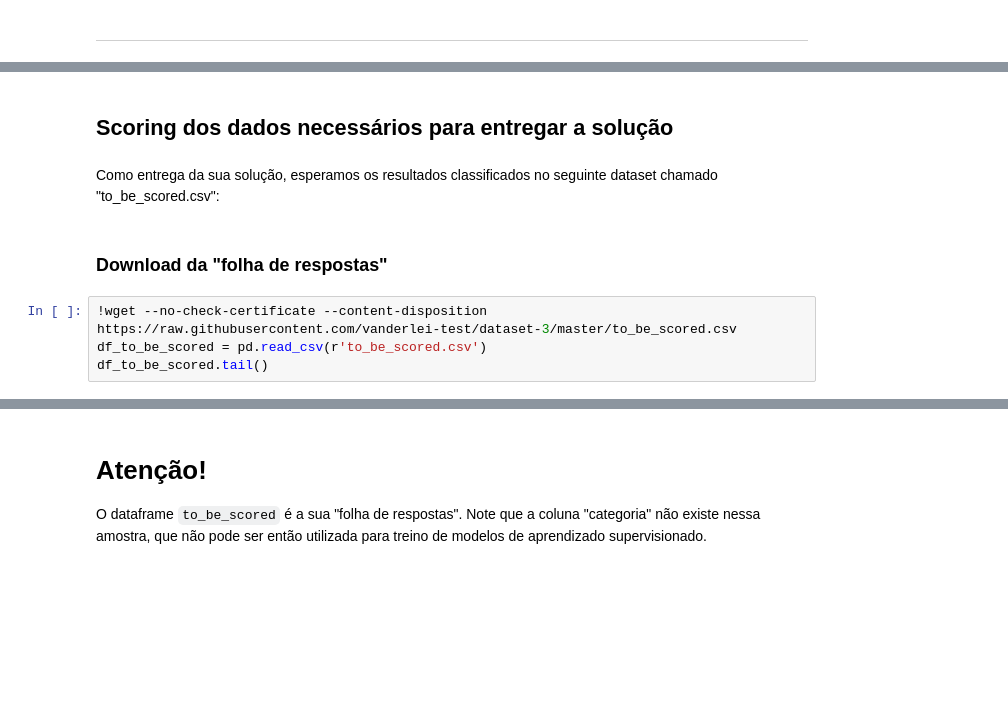
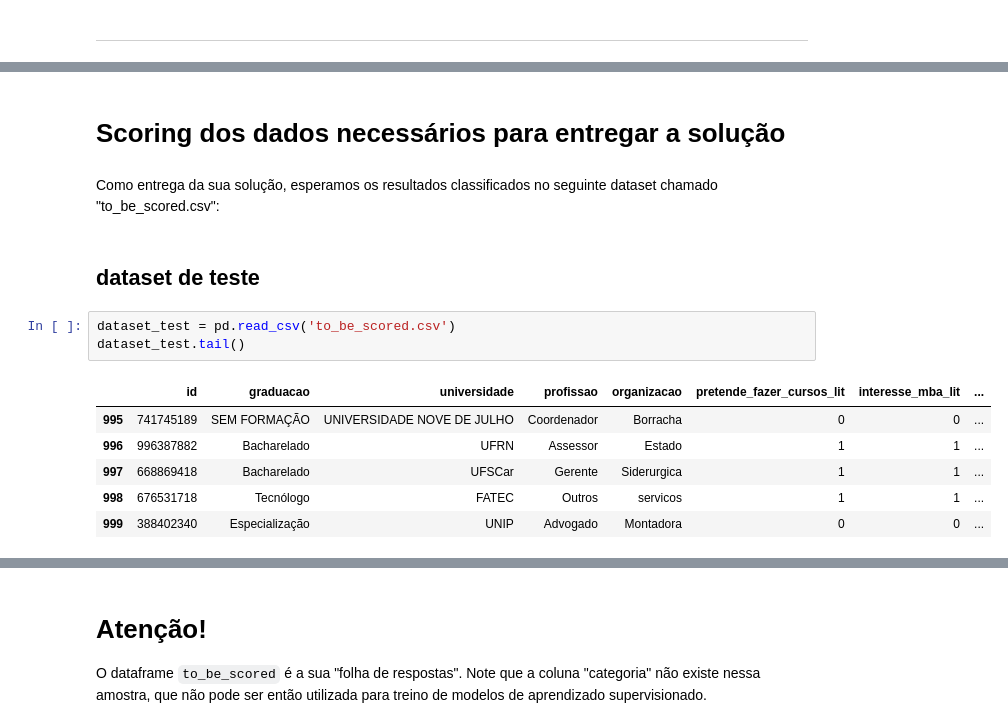
Before and after one commit to igorlpa/desafio-2-2020, a Jupyter notebook: Desafio 06/notebook.ipynb, the cells around one changed output, grey strips where cells are left out. Cells and saved outputs as stored; diff of their text form; blank space fills up the shorter version.

Commit message:
Notebook para primeira submissão

```diff
--- a/Desafio 06/notebook.ipynb
+++ b/Desafio 06/notebook.ipynb
@@ -491,10 +340,16 @@ plot_confusion_matrix(confusion_matrix(y_test, y_pred), ['parfil1', 'perfil2', '
 # %% [markdown]
-## Scoring dos dados necessários para entregar a solução
+# Scoring dos dados necessários para entregar a solução
 # %% [markdown]
 Como entrega da sua solução, esperamos os resultados classificados no seguinte dataset chamado "to_be_scored.csv":
-# %% [markdown]
-### Download da "folha de respostas"
-# %%
-!wget --no-check-certificate --content-disposition https://raw.githubusercontent.com/vanderlei-test/dataset-3/master/to_be_scored.csv
-df_to_be_scored = pd.read_csv(r'to_be_scored.csv')
-df_to_be_scored.tail()
+# %% [markdown]
+## dataset de teste
+# %%
+dataset_test = pd.read_csv('to_be_scored.csv')
+dataset_test.tail()
+# %% [output]
+|  | id | graduacao | universidade | profissao | organizacao | pretende_fazer_cursos_lit | interesse_mba_lit | ... |
+| 995 | 741745189 | SEM FORMAÇÃO | UNIVERSIDADE NOVE DE JULHO | Coordenador | Borracha | 0 | 0 | ... |
+| 996 | 996387882 | Bacharelado | UFRN | Assessor | Estado | 1 | 1 | ... |
+| 997 | 668869418 | Bacharelado | UFSCar | Gerente | Siderurgica | 1 | 1 | ... |
+| 998 | 676531718 | Tecnólogo | FATEC | Outros | servicos | 1 | 1 | ... |
+| 999 | 388402340 | Especialização | UNIP | Advogado | Montadora | 0 | 0 | ... |
```
Also changed, not shown: parts of 41 cells of this notebook, 1 other file.
